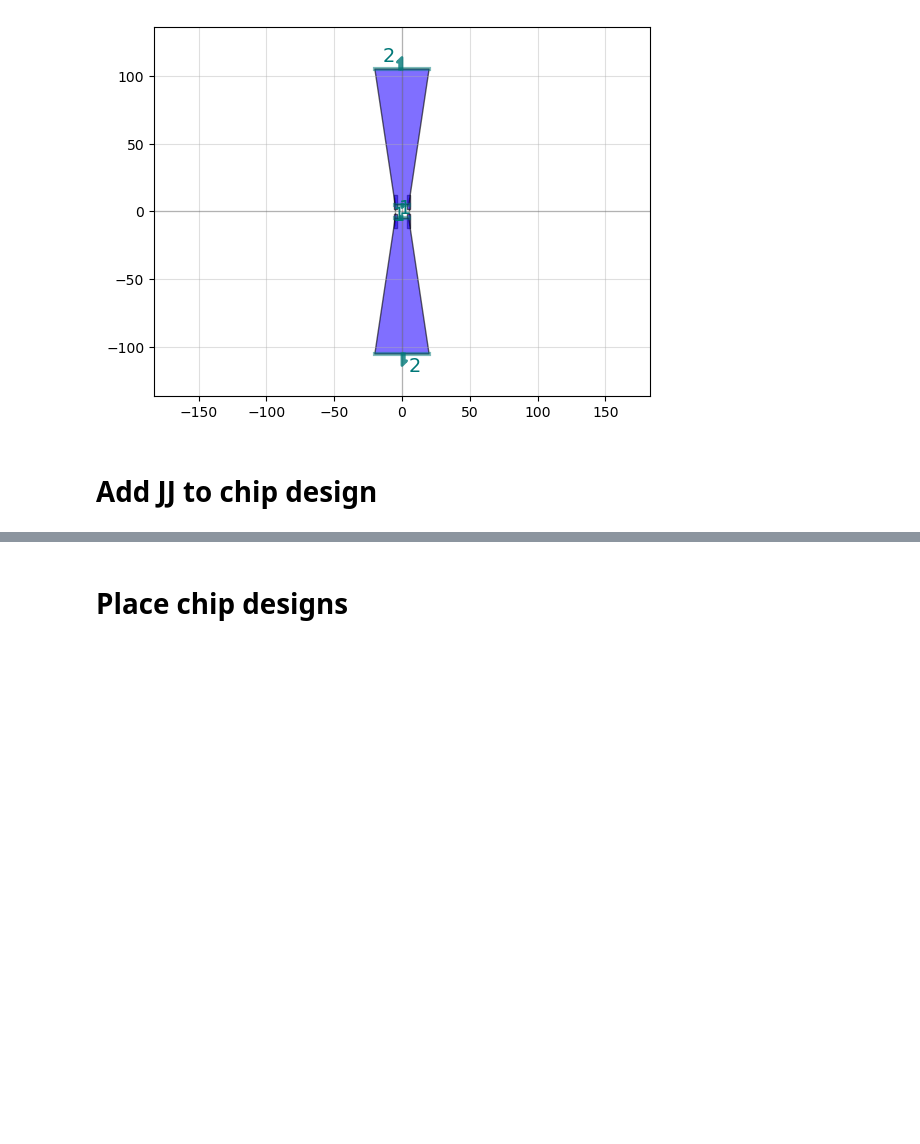
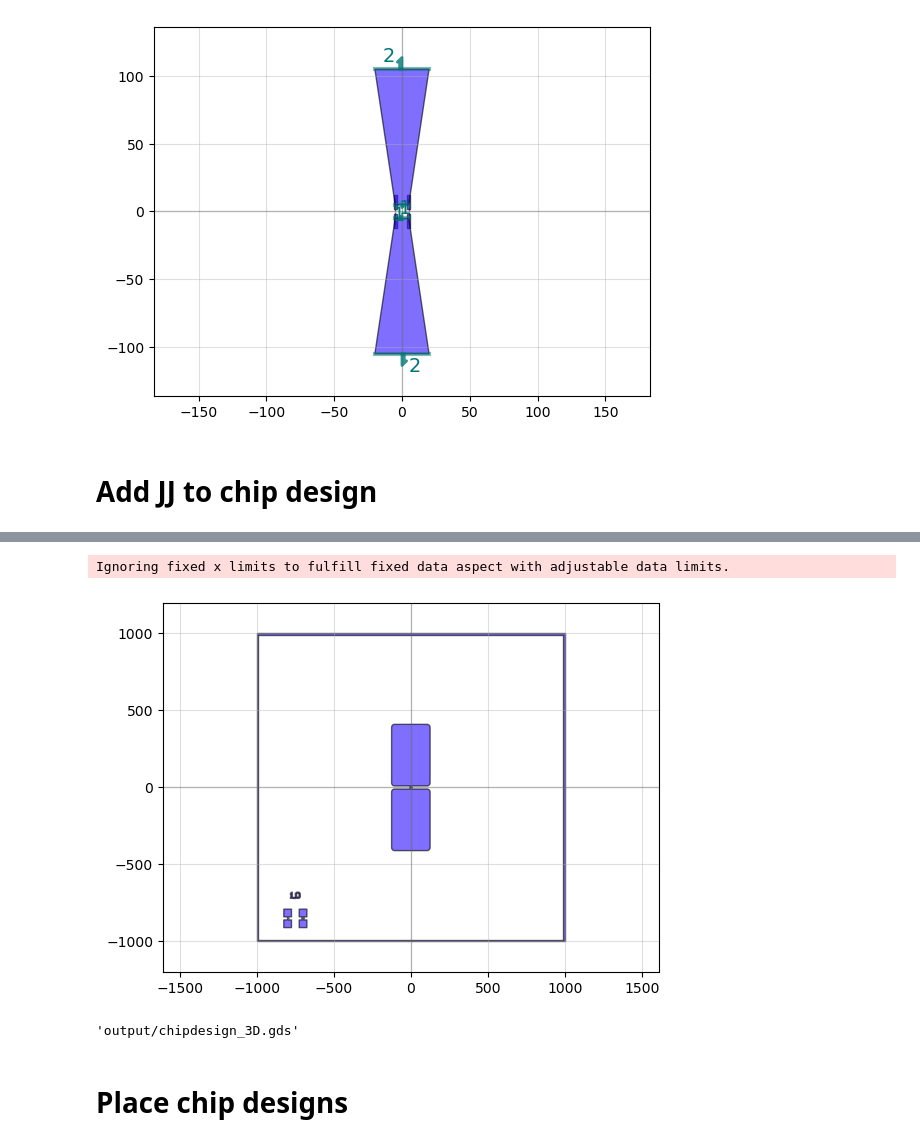
Before and after one commit to yminononono/Quantum-GDSDesign, a Jupyter notebook: transmon3D.ipynb, the cells around one changed output, grey strips where cells are left out. Cells and saved outputs as stored; diff of their text form; code cells hidden in the pictures; blank space fills up the shorter version.

```diff
--- a/transmon3D.ipynb
+++ b/transmon3D.ipynb
@@ -94,3 +86,69 @@ chip.write_gds('output/chipdesign_3D')
+# %%
+def custom_chip(x, y):
+    chip = Device('chip')
+    chip.add_ref(chipdesign)
+
+    if JJtype == "dolan":
+        JJ_squid = device_JJ(bridge_width = x, finger_width = y, JJtype = JJtype, squid = True , bandage = Bandage, photolitho = False )
+        JJ = device_JJ(bridge_width = x, finger_width = y, JJtype = JJtype, squid = False , bandage = Bandage, photolitho = False )
+    else:
+        JJ_squid = device_JJ(width = x, JJtype = JJtype, squid = True , bandage = Bandage, photolitho = False)
+        JJ = device_JJ(width = x, JJtype = JJtype, squid = False , bandage = Bandage, photolitho = False)
+
+    if Squid:
+        chip.add_ref(JJ_squid)
+    else:
+        chip.add_ref(JJ)
+
+    chip = pg.union( chip, layer = Pad_layer )
+    for pol in chip.polygons: # unions are separated in dolan structure, so loop through all polygons
+        pol.fillet( Pad_JJ_rounding )
+    chip = pg.union( chip, layer = Pad_layer )
+
+    text = eval(Text_string, {"width": x, "height": y})
+    move_x = Text_pos_x*0.5*Chip_size_x
+    move_y = Text_pos_y*0.5*Chip_size_y
+
+    T = pg.text(text, size=Text_size, layer = Text_layer)
+    T.center=(0,0)
+    T.move([move_x,move_y])
+    chip.add_ref(T)
+
+    FM=Device('frame')
+    new_Frame_width = 0.1*Frame_width
+    rectangle = pg.rectangle((Chip_size_x - 2*new_Frame_width, Chip_size_y - 2*new_Frame_width), Frame_layer)
+    FM.add_ref( pg.invert(rectangle, border = new_Frame_width, precision = 1e-6, layer = Frame_layer) )
+    FM.center = (0, 0)
+    chip.add_ref(FM)
+
+    TA = Device('TestArea')
+    rectangle = pg.rectangle(( TestPoint_box_width, TestPoint_box_length), TestPoint_layer)
+    rectangle.polygons[0].fillet( TestPoint_box_rounding )
+    TA.add_ref( rectangle ).movex(0).movey(0.5*TestPoint_gap)
+    TA.add_ref( rectangle ).mirror(p1 = (0, 0), p2 = (200, 0)).movex(0).movey(-0.5*TestPoint_gap)
+    TA.center = (0, 0)
+    TA_squid = pg.copy(TA)
+    TA_squid.add_ref(JJ_squid)
+    TA_squid.movex(2*TestPoint_box_width)
+    TA.add_ref(JJ)
+    TA.add_ref(TA_squid)
+    TA.center = (0,0)
+
+    move_x = TestPoint_pos_x*0.5*Chip_size_x
+    move_y = TestPoint_pos_y*0.5*Chip_size_y
+    TA.move([move_x, move_y])
+    TA = pg.union(TA, layer = TestPoint_layer)
+    chip.add_ref(TA)
+
+    return chip
+
+chip = custom_chip(x = 1.0, y = 0.2)
+qp(chip)
+chip.write_gds('output/chipdesign_3D')
+# %% [output]
+Ignoring fixed x limits to fulfill fixed data aspect with adjustable data limits.
+[figure, added]
+'output/chipdesign_3D.gds'
 # %% [markdown]
 # Place chip designs
 # %%
```
Also changed, not shown: parts of 8 cells of this notebook, 9 other files.
